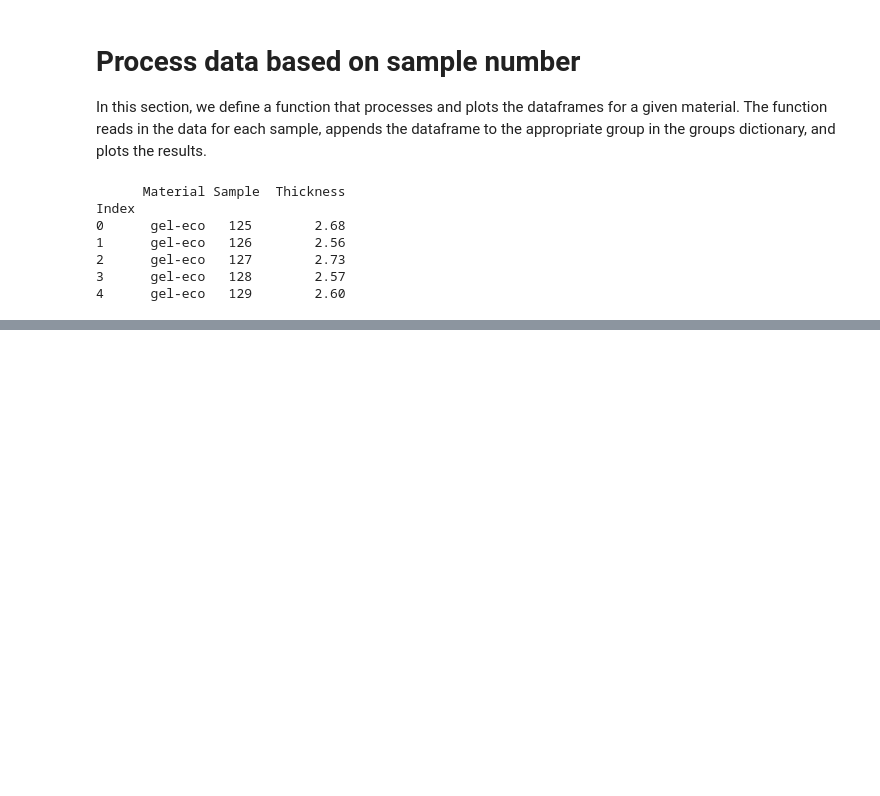
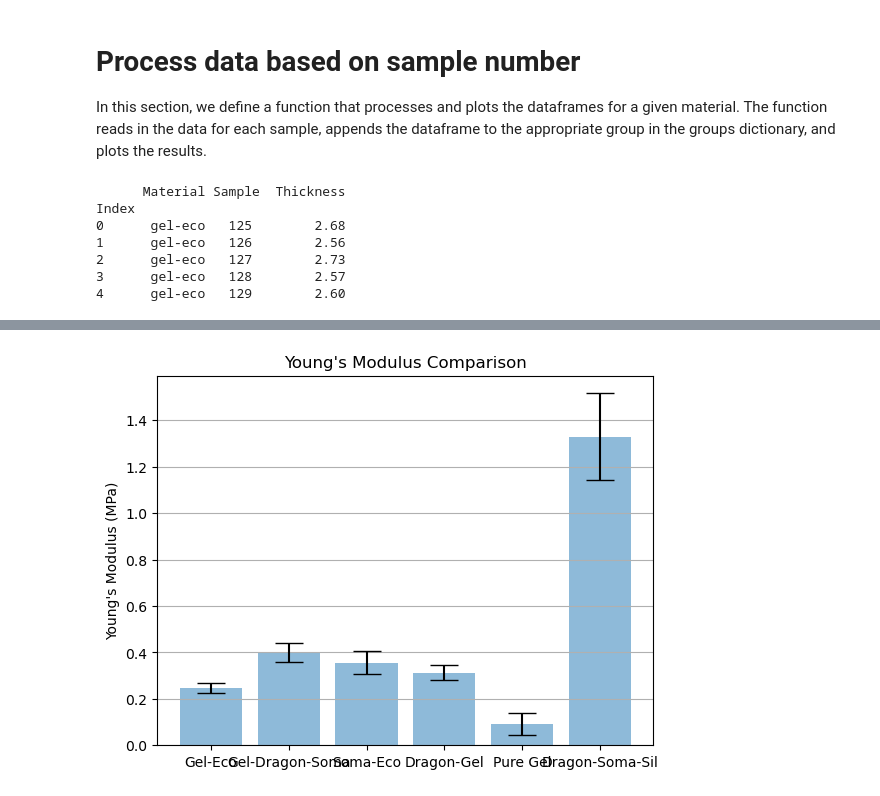
Before and after one commit to te5msride/materials_comparison, a Jupyter notebook: materials_comparison_fix.ipynb, the cells around one changed output, grey strips where cells are left out. Saved outputs shown, nothing was run; the diff lists cells and outputs as text; code cells hidden in the pictures; blank space fills up the shorter version.

```diff
--- a/materials_comparison_fix.ipynb
+++ b/materials_comparison_fix.ipynb
@@ -389,0 +366,16 @@ IndexError: index 0 is out of bounds for axis 0 with size 0
+# %%
+#create bar plots for young's modulus material comparison
+materials = ['Gel-Eco', 'Gel-Dragon-Soma', 'Soma-Eco', 'Dragon-Gel', 'Pure Gel', 'Dragon-Soma-Sil']
+x_pos = np.arange(len(materials))
+CTEs = [gel_eco_mean, gel_dragon_soma_mean, soma_eco_mean, dragon_gel_mean, pure_gel_mean, dragon_soma_sil_mean]
+error = [gel_eco_std, gel_dragon_soma_std, soma_eco_std, dragon_gel_std, pure_gel_std, dragon_soma_sil_std]
+
+fig, ax = plt.subplots()
+ax.bar(x_pos, CTEs, yerr=error, align='center', alpha=0.5, ecolor='black', capsize=10)
+ax.set_ylabel("Young's Modulus (MPa)")
+ax.set_xticks(x_pos)
+ax.set_xticklabels(materials)
+ax.set_title("Young's Modulus Comparison")
+ax.yaxis.grid(True)
+# %% [output]
+[figure, added]
```
Also changed, not shown: parts of 5 cells of this notebook, 1 other file.
